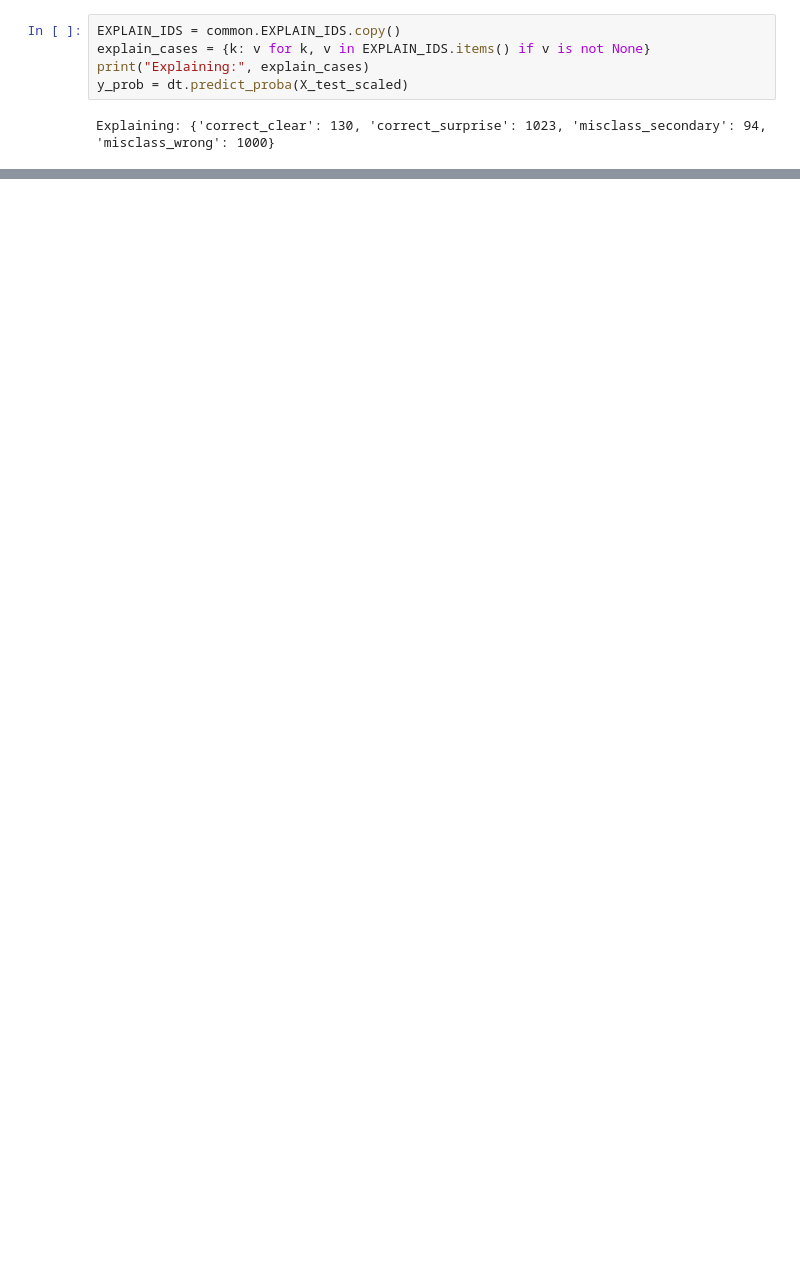
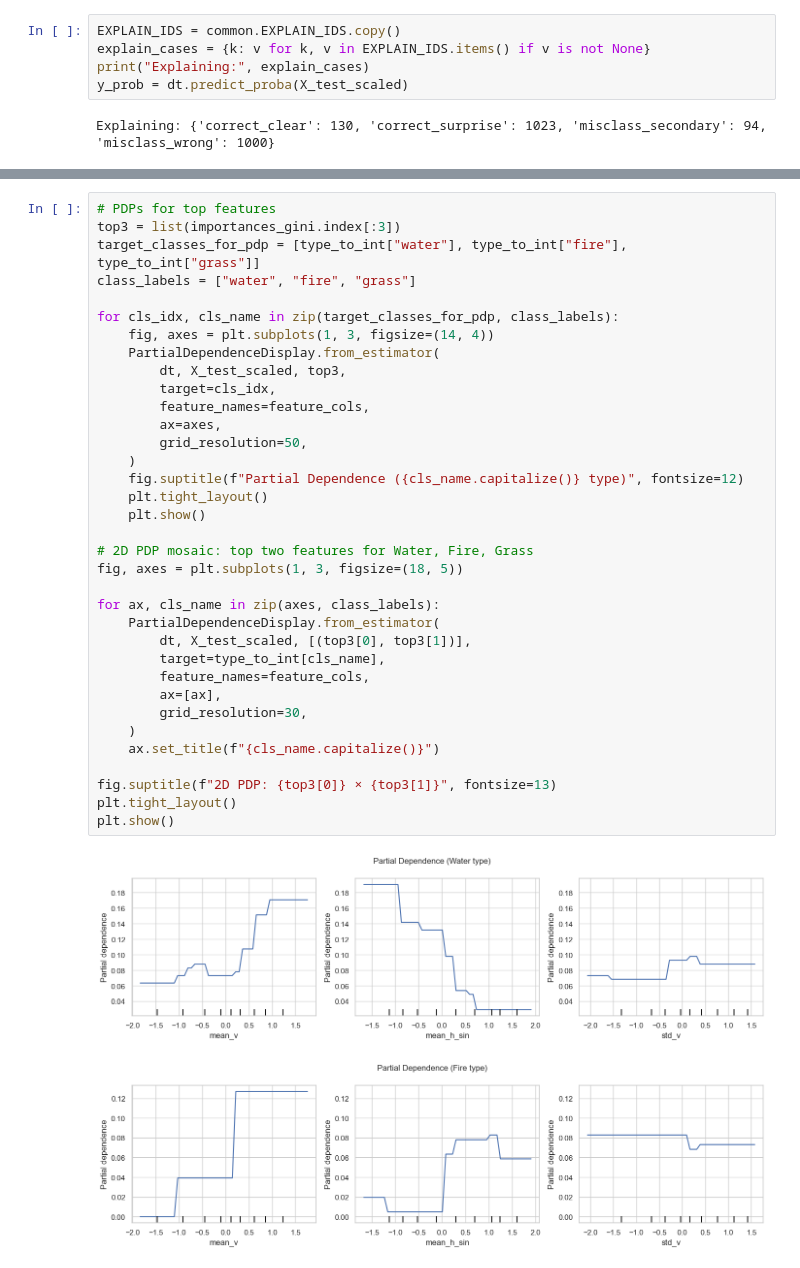
Before and after one commit to JuanDiegoGallego/mlx, a Jupyter notebook: notebooks/1_decision_tree_augmented.ipynb, the cells around one changed output, grey strips where cells are left out. Cells and saved outputs as stored; diff of their text form; blank space fills up the shorter version.

```diff
--- a/notebooks/1_decision_tree_augmented.ipynb
+++ b/notebooks/1_decision_tree_augmented.ipynb
@@ -614,0 +658,38 @@ Para las 2 últimas muestras analizadas, encontramos este valor de correlación
+# %%
+# PDPs for top features
+top3 = list(importances_gini.index[:3])
+target_classes_for_pdp = [type_to_int["water"], type_to_int["fire"], type_to_int["grass"]]
+class_labels = ["water", "fire", "grass"]
+
+for cls_idx, cls_name in zip(target_classes_for_pdp, class_labels):
+    fig, axes = plt.subplots(1, 3, figsize=(14, 4))
+    PartialDependenceDisplay.from_estimator(
+        dt, X_test_scaled, top3,
+        target=cls_idx,
+        feature_names=feature_cols,
+        ax=axes,
+        grid_resolution=50,
+    )
+    fig.suptitle(f"Partial Dependence ({cls_name.capitalize()} type)", fontsize=12)
+    plt.tight_layout()
+    plt.show()
+
+# 2D PDP mosaic: top two features for Water, Fire, Grass
+fig, axes = plt.subplots(1, 3, figsize=(18, 5))
+
+for ax, cls_name in zip(axes, class_labels):
+    PartialDependenceDisplay.from_estimator(
+        dt, X_test_scaled, [(top3[0], top3[1])],
+        target=type_to_int[cls_name],
+        feature_names=feature_cols,
+        ax=[ax],
+        grid_resolution=30,
+    )
+    ax.set_title(f"{cls_name.capitalize()}")
+
+fig.suptitle(f"2D PDP: {top3[0]} × {top3[1]}", fontsize=13)
+plt.tight_layout()
+plt.show()
+# %% [output]
+[figure, added]
+[figure, added]
```
Also changed, not shown: parts of 35 cells of this notebook.
